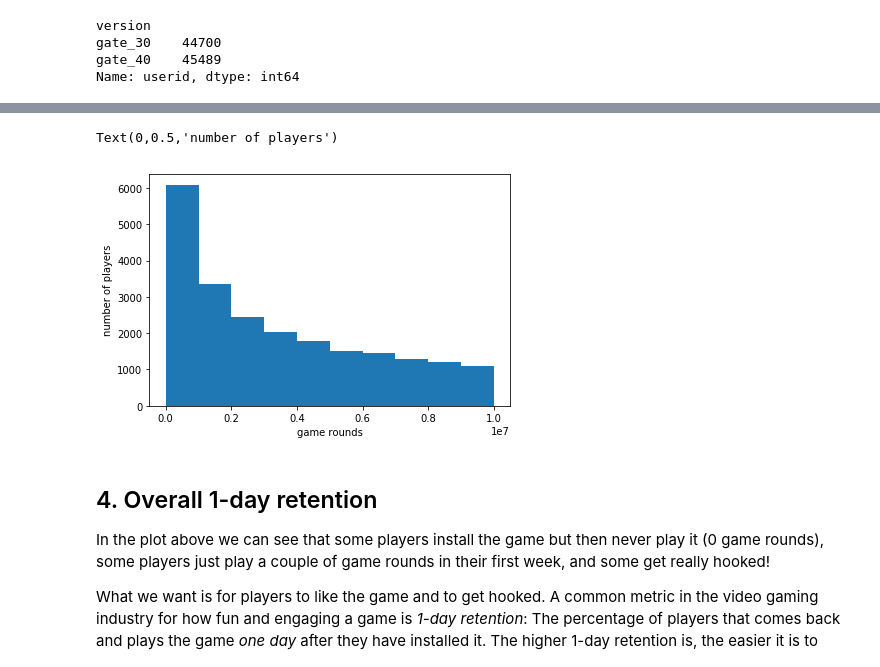
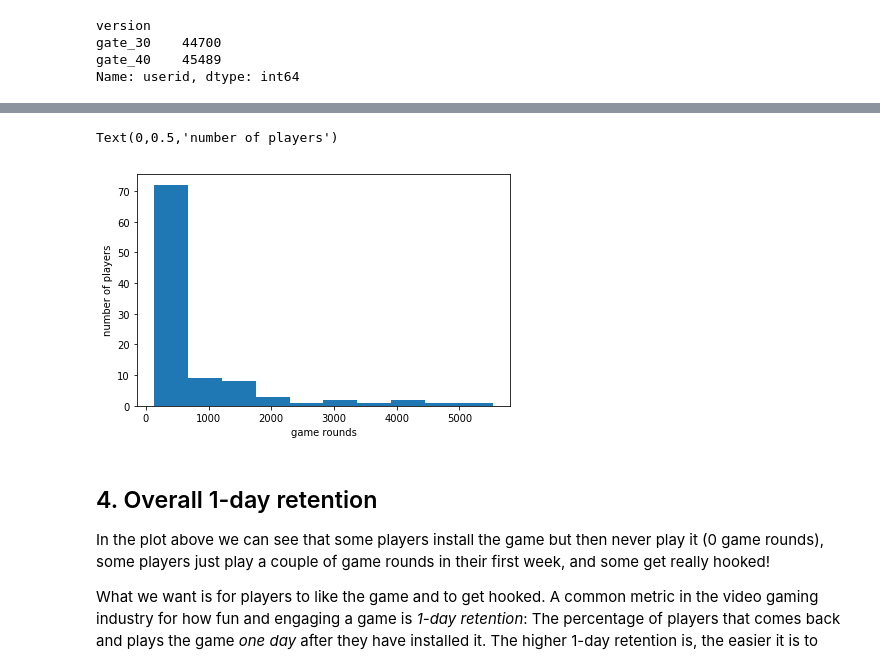
Before and after one commit to charanteja25/A-B-testing-cookies, a Jupyter notebook: notebook.ipynb, the cells around one changed output, grey strips where cells are left out. Saved outputs shown, nothing was run; the diff lists cells and outputs as text; code cells hidden in the pictures.

```diff
--- a/notebook.ipynb
+++ b/notebook.ipynb
@@ -54,17 +54,17 @@ Name: userid, dtype: int64
 # %%
 # This command makes plots appear in the notebook
 %matplotlib inline
 
 # Counting the number of players for each number of gamerounds
-plot_df = df.groupby('sum_gamerounds')['userid']
+plot_df = df.groupby('sum_gamerounds')['userid'].count()
 
 # Plotting the distribution of players that played 0 to 100 game rounds
-ax = plot_df.head(n =100).plot(x = 'kind = 'hist')
+ax = plot_df.head(n =100).plot(x = 'game rounds', y= 'number of players', kind = 'hist')
 ax.set_xlabel("game rounds")
 ax.set_ylabel("number of players")
 # %% [output]
 Text(0,0.5,'number of players')
-[figure, old version]
+[figure, new version]
 # %% [markdown]
 ## 4. Overall 1-day retention
 <p>In the plot above we can see that some players install the game but then never play it (0 game rounds), some players just play a couple of game rounds in their first week, and some get really hooked!</p>
```
Also changed, not shown: parts of 4 cells of this notebook.
